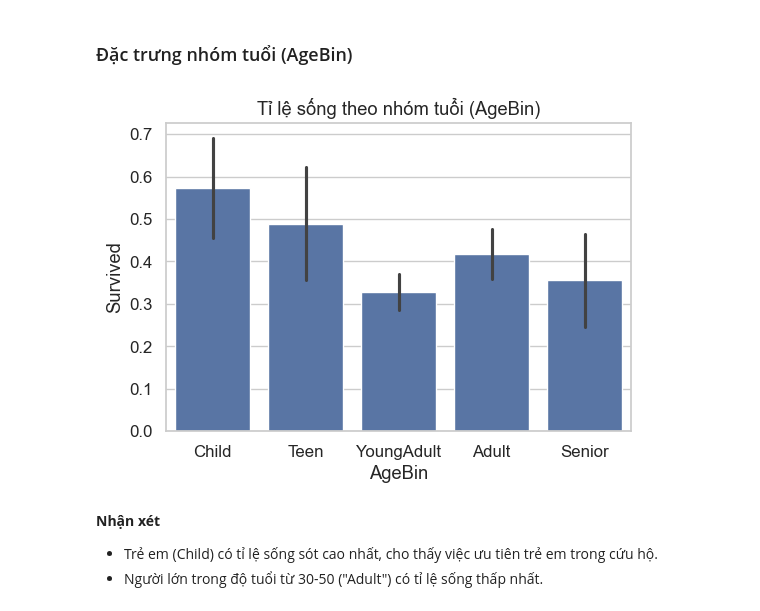
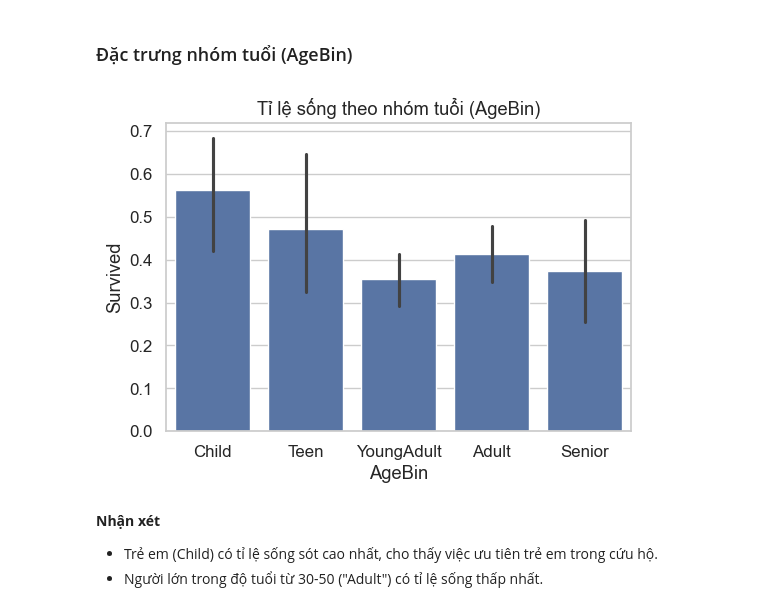
Before and after one commit to bibo0610/sgu25_ml_group, a Jupyter notebook: preprocessing/feature_engineering.ipynb, the cells around one changed output. Drawn from its saved outputs; the diff is of its cells as text; code cells hidden in the pictures.

```diff
--- a/preprocessing/feature_engineering.ipynb
+++ b/preprocessing/feature_engineering.ipynb
@@ -259,16 +259,24 @@ Name: count, dtype: int64
 # %% [markdown]
 ### Đặc trưng Family
 # %%
-for df in [df_train, df_test]:
+for df in [df_train_raw,df_valid_raw, df_test_org]:
     # FamilySize = Số người đi cùng (anh chị em, cha mẹ) + bản thân
     df["FamilySize"] = df["SibSp"] + df["Parch"] + 1
 
     # IsAlone = đi một mình
     df["IsAlone"] = (df["FamilySize"] == 1).astype(int)
 
+df_train_pre["FamilySize"] = df_train_raw["FamilySize"].values
+df_valid_pre["FamilySize"] = df_valid_raw["FamilySize"].values
+df_test_pre["FamilySize"]  = df_test_org["FamilySize"].values
+
+df_train_pre["IsAlone"] = df_train_raw["IsAlone"].values
+df_valid_pre["IsAlone"] = df_valid_raw["IsAlone"].values
+df_test_pre["IsAlone"]  = df_test_org["IsAlone"].values
+
 plt.figure(figsize=(8,5))
 
-family_counts = df_train.groupby(["FamilySize", "Survived"]).size().unstack(fill_value=0)
+family_counts = df_train_raw.groupby(["FamilySize", "Survived"]).size().unstack(fill_value=0)
 
 # Vẽ biểu đồ 2 cột
 family_counts.plot(
@@ -299,16 +307,20 @@ plt.show()
 # %%
 bins = [0, 12, 18, 30, 50, 80]
 labels = ["Child", "Teen", "YoungAdult", "Adult", "Senior"]
 
-for df in [df_train, df_test]:
+for df in [df_train_raw, df_valid_raw, df_test_org]:
     df["AgeBin"] = pd.cut(df["Age"], bins=bins, labels=labels, right=False)
 
+df_train_pre["AgeBin"] = df_train_raw["AgeBin"].values
+df_valid_pre["AgeBin"] = df_valid_raw["AgeBin"].values
+df_test_pre["AgeBin"]  = df_test_org["AgeBin"].values
+
 plt.figure(figsize=(6,4))
-sns.barplot(x="AgeBin", y="Survived", data=df_train, order=labels)
+sns.barplot(x="AgeBin", y="Survived", data=df_train_raw, order=labels)
 plt.title("Tỉ lệ sống theo nhóm tuổi (AgeBin)")
 plt.show()
 # %% [output]
-[figure, old version]
+[figure, new version]
 # %% [markdown]
 **Nhận xét**
 - Trẻ em (Child) có tỉ lệ sống sót cao nhất, cho thấy việc ưu tiên trẻ em trong cứu hộ.
```
Also changed, not shown: parts of 5 cells of this notebook, 5 other files.
